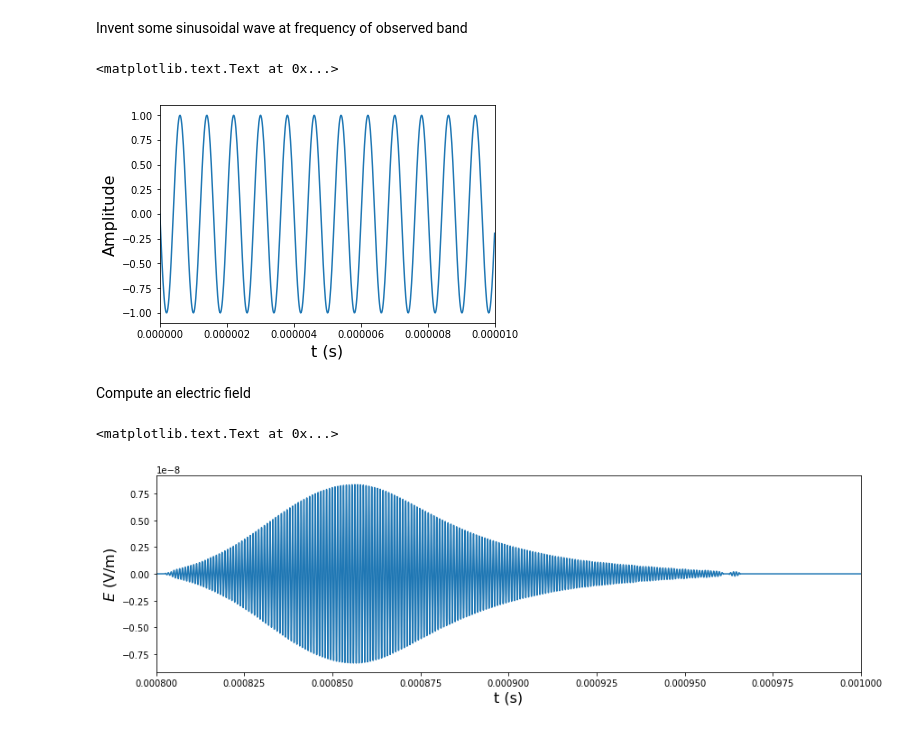
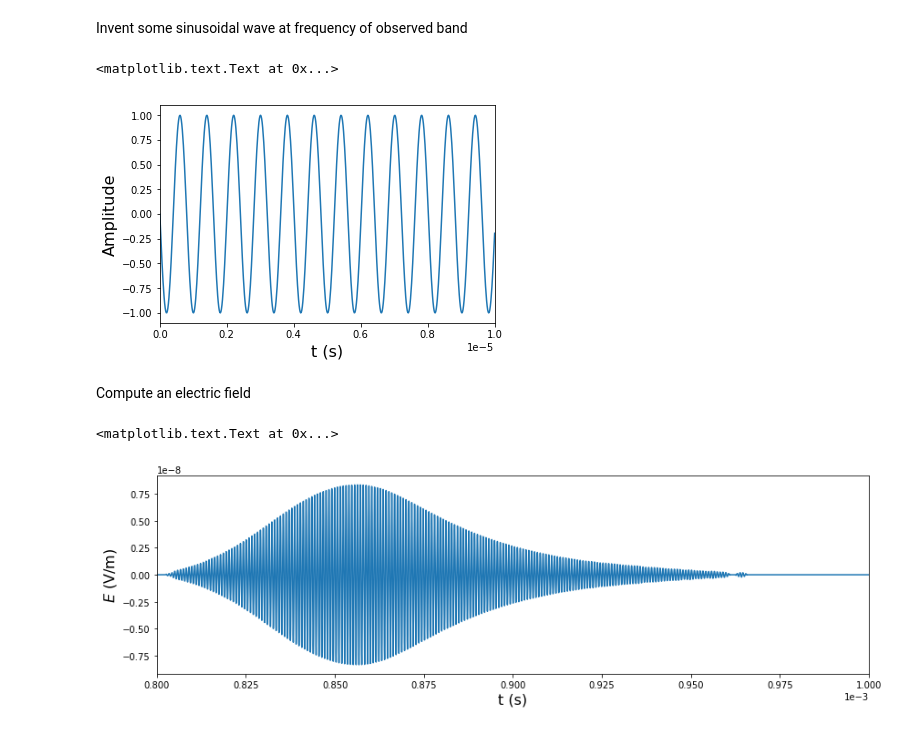
Before and after one commit to quantumfx/binary-lens, a Jupyter notebook: lens_simulation.ipynb, the cells around one changed output. Saved outputs shown, nothing was run; the diff lists cells and outputs as text; code cells hidden in the pictures.

```diff
--- a/lens_simulation.ipynb
+++ b/lens_simulation.ipynb
@@ -56,28 +57,31 @@ Invent some sinusoidal wave at frequency of observed band
 # %%
 angular_freq = 2*np.pi*311.25*1e6 # Hz
 t = np.linspace(0., 1.6, n)*1e-3 # s
 phase = np.sin(angular_freq*t)
+#why does it start with a negative slope??
 
 plt.plot(t, phase)
-plt.xlim(0.0, 1e-5)
+plt.xlim(0, 1e-5)
+plt.ticklabel_format(style='sci', axis='x', scilimits=(0,0))
 plt.xlabel('t (s)', fontsize=16)
 plt.ylabel(r'Amplitude', fontsize=16)
 # %% [output]
 <matplotlib.text.Text at 0x...>
-[figure, old version]
+[figure, new version]
 # %% [markdown]
 Compute an electric field
 # %%
-a = 109797 # rt(kg)*m/s^2/A sqrt(2*16MHz/(c*n*epsilon_0)), conversion factor between sqrt(Jansky) and E field strength assuming n=1
-b = 1e-13 # rt(kg)/s, a*b = 1.1e-8 N/C
+a = 109797 # rt(kg)*m/s^2/A sqrt(2*16MHz/(c*n*epsilon_0)), conversion factor between sqrt(Jansky) and E field strength assuming n=1 and a 16MHz bandwidth
+b = 1e-13 # rt(kg)/s; a*b = 1.1e-8 V/m
 
 E_field = a*b*pulse*phase
 
 plt.figure(figsize=(14,4))
 plt.plot(t, E_field)
+plt.ticklabel_format(style='sci', axis='both', scilimits=(0,0))
 plt.xlim(0.8e-3,1e-3)
 plt.xlabel('t (s)', fontsize=16)
 plt.ylabel(r'$E$ (V/m)', fontsize=16)
 # %% [output]
 <matplotlib.text.Text at 0x...>
-[figure, old version]
+[figure, new version]
```
Also changed, not shown: parts of 2 cells of this notebook, 1 other file.
